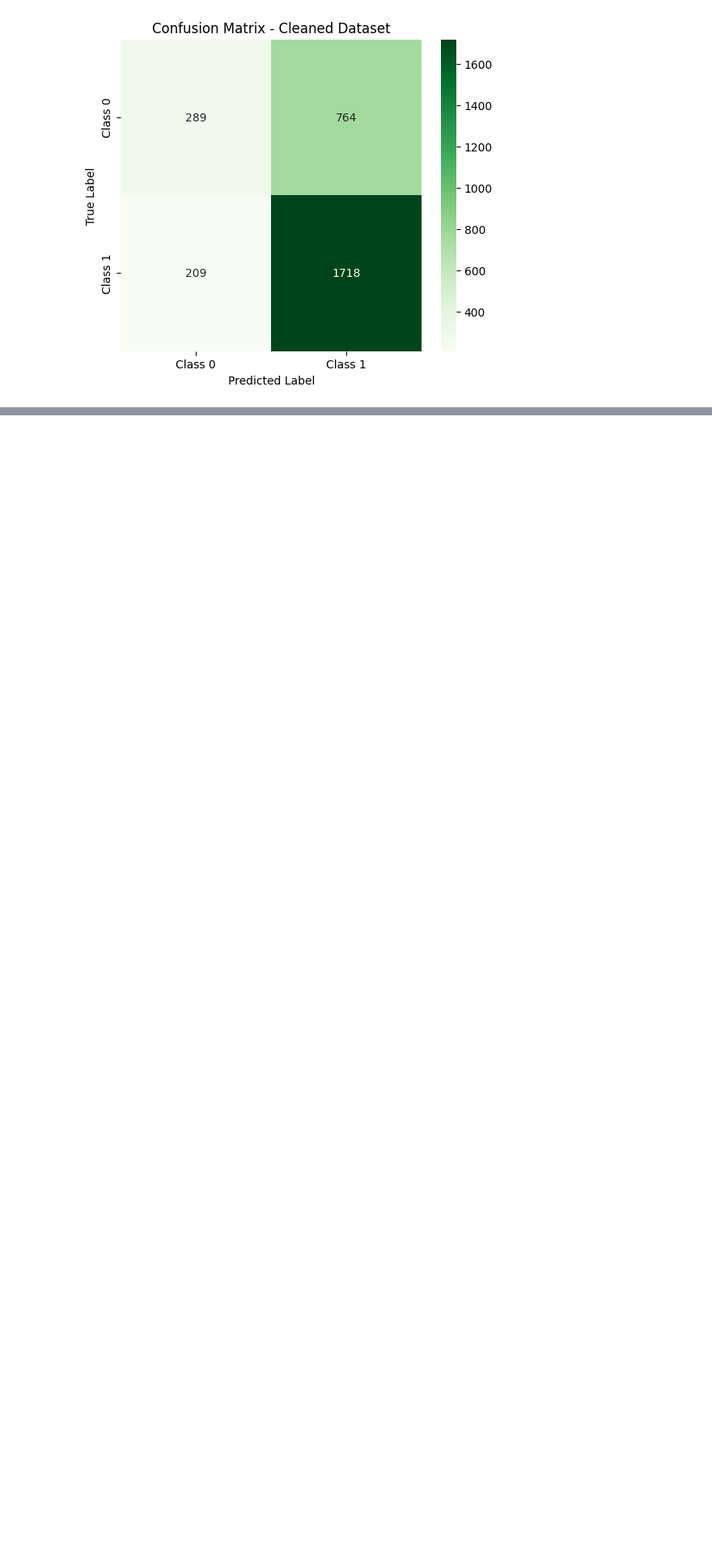
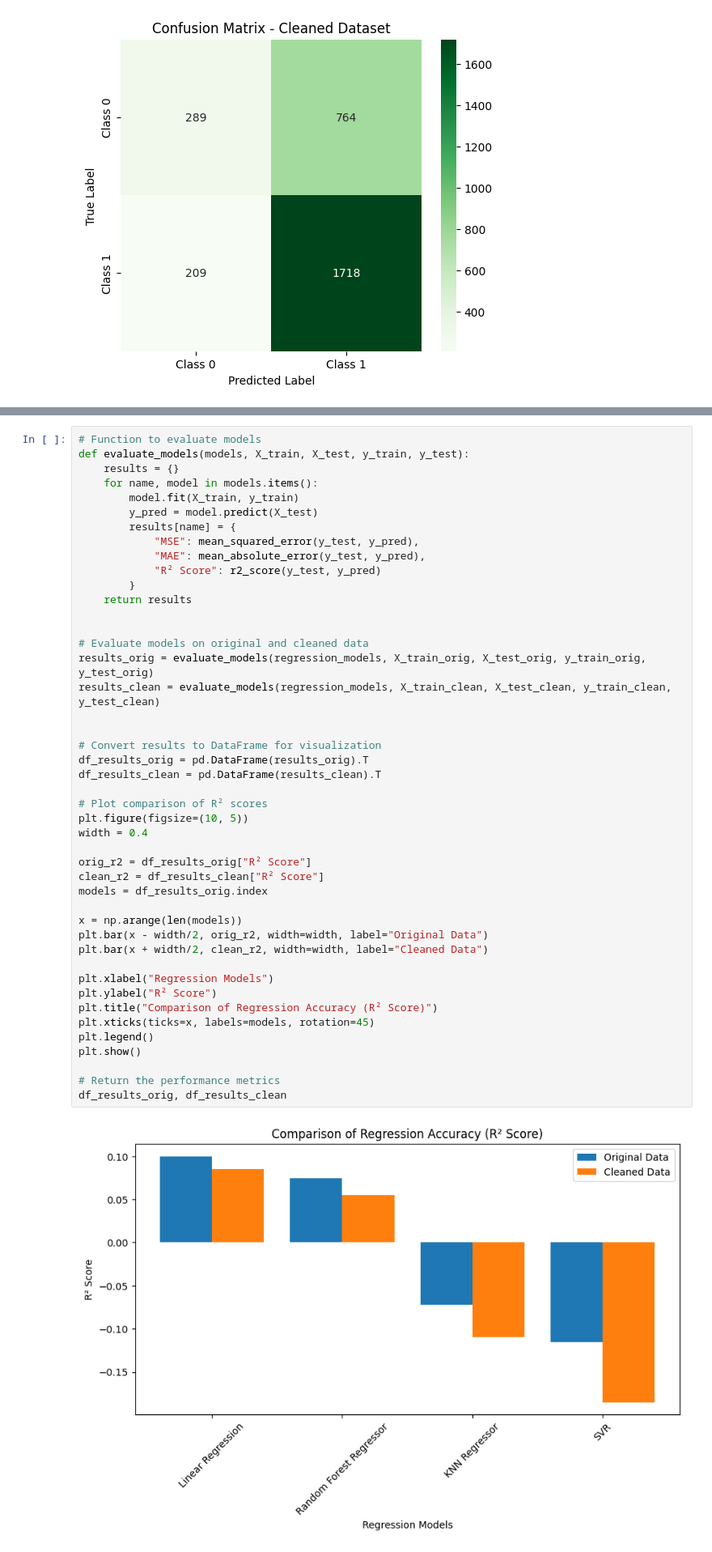
Before and after one commit to LokeshUpputri/Predictive-Maintenance-of-Automotive-Engines, a Jupyter notebook: Project_Automotive_Vehicle.ipynb, the cells around one changed output, grey strips where cells are left out. Shown at 81% size. Saved outputs shown, nothing was run; the diff lists cells and outputs as text; blank space fills up the shorter version.

```diff
--- a/Project_Automotive_Vehicle.ipynb
+++ b/Project_Automotive_Vehicle.ipynb
@@ -494,0 +531,47 @@ Tuning Naïve Bayes...
+# %%
+# Function to evaluate models
+def evaluate_models(models, X_train, X_test, y_train, y_test):
+    results = {}
+    for name, model in models.items():
+        model.fit(X_train, y_train)
+        y_pred = model.predict(X_test)
+        results[name] = {
+            "MSE": mean_squared_error(y_test, y_pred),
+            "MAE": mean_absolute_error(y_test, y_pred),
+            "R² Score": r2_score(y_test, y_pred)
+        }
+    return results
+
+
+# Evaluate models on original and cleaned data
+results_orig = evaluate_models(regression_models, X_train_orig, X_test_orig, y_train_orig, y_test_orig)
+results_clean = evaluate_models(regression_models, X_train_clean, X_test_clean, y_train_clean, y_test_clean)
+
+
+# Convert results to DataFrame for visualization
+df_results_orig = pd.DataFrame(results_orig).T
+df_results_clean = pd.DataFrame(results_clean).T
+
+# Plot comparison of R² scores
+plt.figure(figsize=(10, 5))
+width = 0.4
+
+orig_r2 = df_results_orig["R² Score"]
+clean_r2 = df_results_clean["R² Score"]
+models = df_results_orig.index
+
+x = np.arange(len(models))
+plt.bar(x - width/2, orig_r2, width=width, label="Original Data")
+plt.bar(x + width/2, clean_r2, width=width, label="Cleaned Data")
+
+plt.xlabel("Regression Models")
+plt.ylabel("R² Score")
+plt.title("Comparison of Regression Accuracy (R² Score)")
+plt.xticks(ticks=x, labels=models, rotation=45)
+plt.legend()
+plt.show()
+
+# Return the performance metrics
+df_results_orig, df_results_clean
+# %% [output]
+[figure, added]
```
Also changed, not shown: parts of 6 cells of this notebook.
